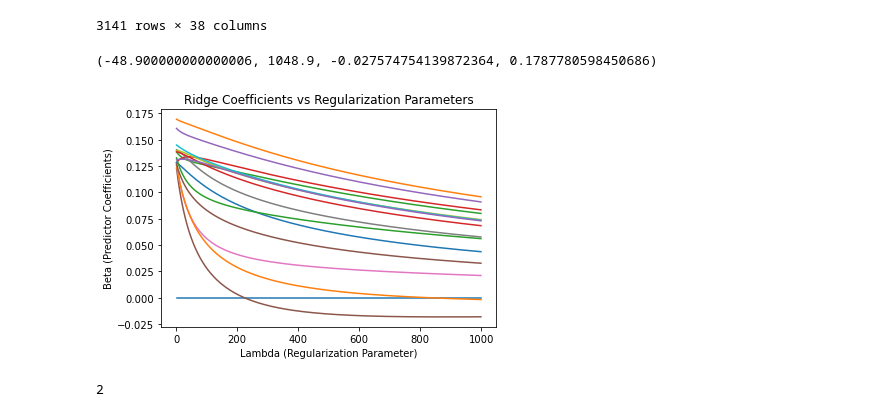
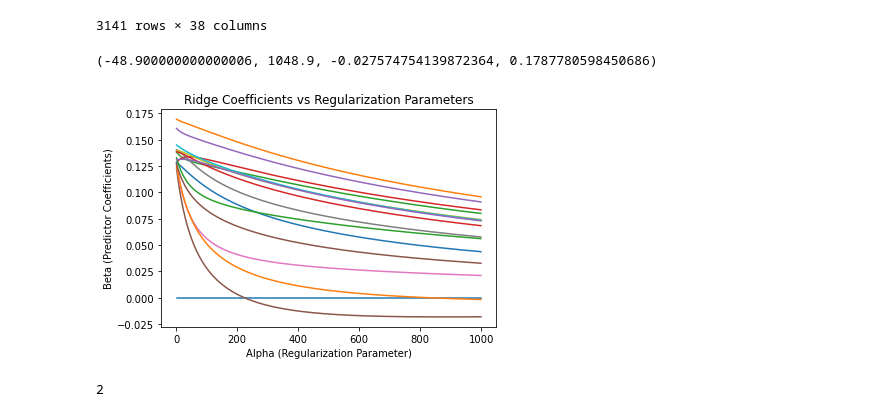
Before and after one commit to gspiga/STA160, a Jupyter notebook: Final Project/Ridge Regression.ipynb, the cells around one changed output. Cells and saved outputs as stored; diff of their text form; code cells hidden in the pictures.

```diff
--- a/Final Project/Ridge Regression.ipynb
+++ b/Final Project/Ridge Regression.ipynb
@@ -54,23 +54,23 @@ list_numerical = X.columns
 # %%
 coef = []
 alphas = range(1,1000)
 
 for a in alphas:
   ridgereg = Ridge(alpha=a)
   ridgereg.fit(X,y)
   coef.append(ridgereg.coef_)
 
 ## Make plot of Beta as a function of Lambda
 fig=plt.figure()
 ax=fig.add_subplot(111)
 ax.plot(alphas,coef)
-ax.set_xlabel('Lambda (Regularization Parameter)')
+ax.set_xlabel('Alpha (Regularization Parameter)')
 ax.set_ylabel('Beta (Predictor Coefficients)')
 ax.set_title('Ridge Coefficients vs Regularization Parameters')
 ax.axis('tight')
 # %% [output]
 (-48.900000000000006, 1048.9, -0.027574754139872364, 0.1787780598450686)
-[figure, old version]
+[figure, new version]
 # %%
 # Ridge Regression
 warnings.filterwarnings("ignore")  # Warnings about using iloc
```
Also changed, not shown: parts of 4 cells of this notebook.
